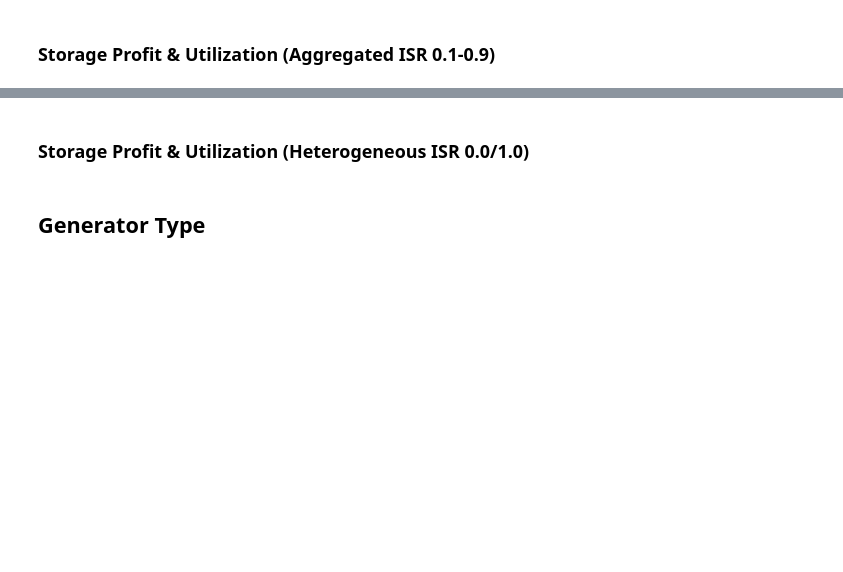
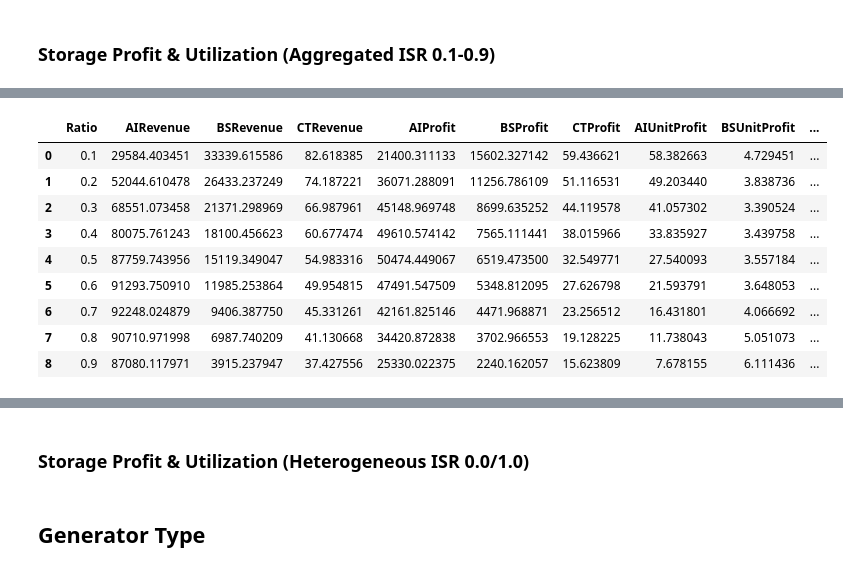
Before and after one commit to niklauskun/STESTS, a Jupyter notebook: Diagnose.ipynb, the cells around one changed output, grey strips where cells are left out. Cells and saved outputs as stored; diff of their text form; code cells hidden in the pictures; blank space fills up the shorter version.

```diff
--- a/Diagnose.ipynb
+++ b/Diagnose.ipynb
@@ -485,0 +423,86 @@ plt.show()
+# %%
+case_template = 'Strategic/5GW_C/ED1_Strategic_true_FORB_true_ratio{}_Seg5_BAW0_BSESCbid0.5'
+
+ratios = [round(i * 0.1+0.1, 1) for i in range(10)]
+region = 2
+
+# Initialize an empty list to store results
+results = []
+
+# Loop over ratios from 0.0 to 1.0 (assuming increment by 0.1)
+for ratio in ratios:
+    if (ratio <= 0.9) & (ratio >=0.1):
+        case = case_template.format(ratio)
+        try:
+            # Try to read the CSV file for the current case
+            ESD = pd.read_csv('output/'+case+'/EDESD.csv',header=None)
+            ESC = pd.read_csv('output/'+case+'/EDESC.csv',header=None)
+            price = pd.read_csv('output/'+case+'/EDprice.csv',header=None)
+            ESindex = pd.read_csv('output/'+case+'/Strategic/storage_to_index_map.csv')
+            ES = pd.read_csv('output/'+case+'/Strategic/ADDED_ES.csv')
+        except FileNotFoundError:
+            print(f"File for case {case} not found.")
+            continue
+
+        ESID = ESindex[ESindex['Region']==region]['StorageID'][1]
+        i = region -1
+        AIRevenue = sum((ESD-ESC).iloc[:,ESID-1]*price[i])/1000
+        BSRevenue = sum((ESD-ESC).iloc[:,ESID]*price[i])/1000
+        CTRevenue = sum((ESD-ESC).iloc[:,-1]*price[i])/1000
+        AIProfit = AIRevenue - sum(Ts*c*ESD[ESID-1])/1000
+        BSProfit = BSRevenue - sum(Ts*c*ESD[ESID])/1000
+        CTProfit = CTRevenue - sum(Ts*c*ESD.iloc[:,-1])/1000
+        AIUnitProfit = AIProfit/ES['EPD'][2*i]
+        BSUnitProfit = BSProfit/ES['EPD'][2*i+1]
+        CTUnitProfit = CTProfit
+        AICycle = sum(ESD[ESID-1])/eta*Ts/ES['ESOC'][2*i]
+        BSCycle = sum(ESD[ESID])/eta*Ts/ES['ESOC'][2*i+1]
+        CTCycle = sum(ESD.iloc[:,-1])/eta*Ts/4
+
+        # Append results to list
+        results.append({
+            'Ratio': ratio,
+            'AIRevenue': AIRevenue,
+            'BSRevenue': BSRevenue,
+            'CTRevenue': CTRevenue,
+            'AIProfit': AIProfit,
+            'BSProfit': BSProfit,
+            'CTProfit': CTProfit,
+            'AIUnitProfit': AIUnitProfit,
+            'BSUnitProfit': BSUnitProfit,
+            'CTUnitProfit': CTUnitProfit,
+            'AICycle': AICycle,
+            'BSCycle': BSCycle,
+            'CTCycle': CTCycle
+        })
+
+# Convert list of dictionaries to DataFrame
+results_df = pd.DataFrame(results)
+results_df
+#     AIRevenue = sum((ESD[35]-ESC[35])*price[0])/1000
+
+#     # Calculate stats and transpose
+#     pricestats = pd.concat([price.mean()*12, (price*12).std()], axis=1).T
+
+#     # Now, instead of appending Series objects, you create DataFrame slices for each and append them
+#     mean_prices_dfs.append(pricestats.iloc[[0]])
+#     std_prices_dfs.append(pricestats.iloc[[1]])
+
+# case = 'Strategic/Exp/2022/UC25ED1_Strategic_true_FORB_true_ratio0.1_Seg1_BAW0_Fuel2.0_NLC2.0_Error0.25_ESPeakBidAdjustment1.0_ESPeakBid100.0NegativeRenew_1.0-2.0-2.0-2.0-2.0'
+
+# ESD = pd.read_csv('output/'+case+'/EDESD.csv',header=None)
+# ESC = pd.read_csv('output/'+case+'/EDESC.csv',header=None)
+# price = pd.read_csv('output/'+case+'/EDprice.csv',header=None)
+# ESindex = pd.read_csv('output/'+case+'/Strategic/storage_to_index_map.csv')
+# ES = pd.read_csv('output/'+case+'/Strategic/ADDED_ES.csv')
+# %% [output]
+|  | Ratio | AIRevenue | BSRevenue | CTRevenue | AIProfit | BSProfit | CTProfit | AIUnitProfit | BSUnitProfit | ... |
+| 0 | 0.1 | 29584.403451 | 33339.615586 | 82.618385 | 21400.311133 | 15602.327142 | 59.436621 | 58.382663 | 4.729451 | ... |
+| 1 | 0.2 | 52044.610478 | 26433.237249 | 74.187221 | 36071.288091 | 11256.786109 | 51.116531 | 49.203440 | 3.838736 | ... |
+| 2 | 0.3 | 68551.073458 | 21371.298969 | 66.987961 | 45148.969748 | 8699.635252 | 44.119578 | 41.057302 | 3.390524 | ... |
+| 3 | 0.4 | 80075.761243 | 18100.456623 | 60.677474 | 49610.574142 | 7565.111441 | 38.015966 | 33.835927 | 3.439758 | ... |
+| 4 | 0.5 | 87759.743956 | 15119.349047 | 54.983316 | 50474.449067 | 6519.473500 | 32.549771 | 27.540093 | 3.557184 | ... |
+| 5 | 0.6 | 91293.750910 | 11985.253864 | 49.954815 | 47491.547509 | 5348.812095 | 27.626798 | 21.593791 | 3.648053 | ... |
+| 6 | 0.7 | 92248.024879 | 9406.387750 | 45.331261 | 42161.825146 | 4471.968871 | 23.256512 | 16.431801 | 4.066692 | ... |
+| 7 | 0.8 | 90710.971998 | 6987.740209 | 41.130668 | 34420.872838 | 3702.966553 | 19.128225 | 11.738043 | 5.051073 | ... |
+| 8 | 0.9 | 87080.117971 | 3915.237947 | 37.427556 | 25330.022375 | 2240.162057 | 15.623809 | 7.678155 | 6.111436 | ... |
```
Also changed, not shown: parts of 29 cells of this notebook, 9 other files.
